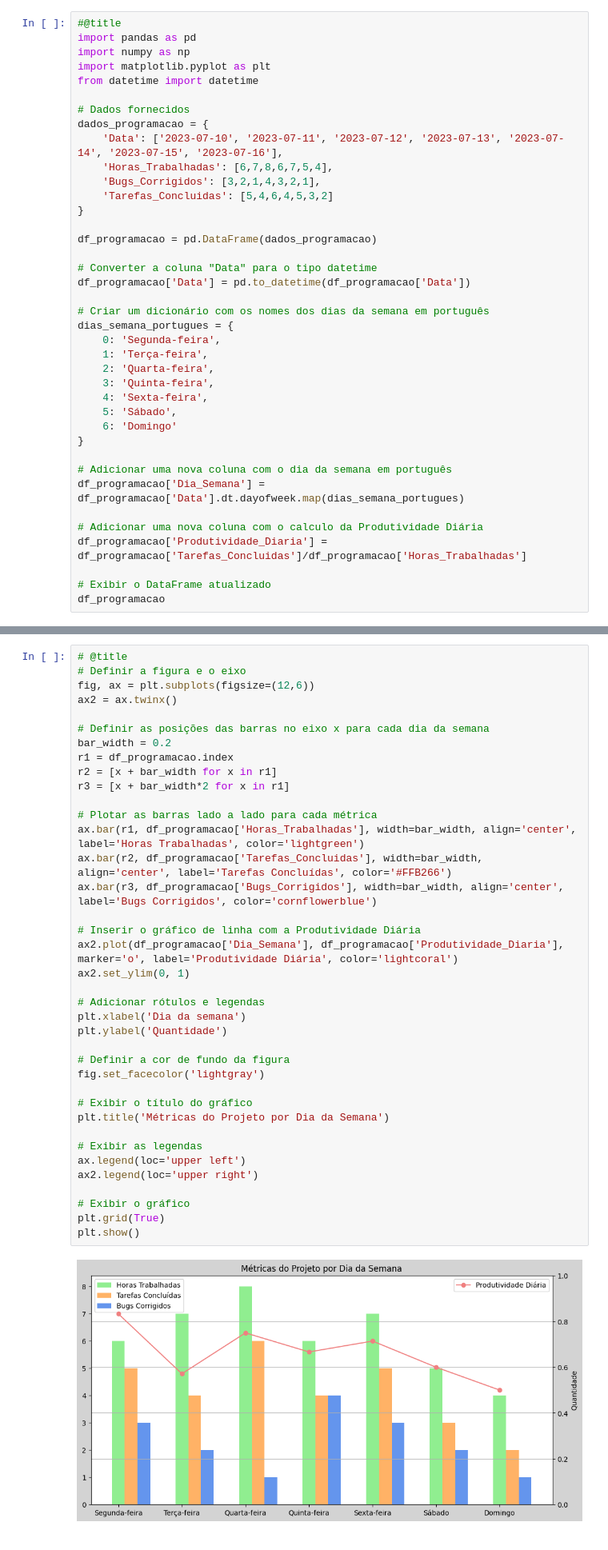
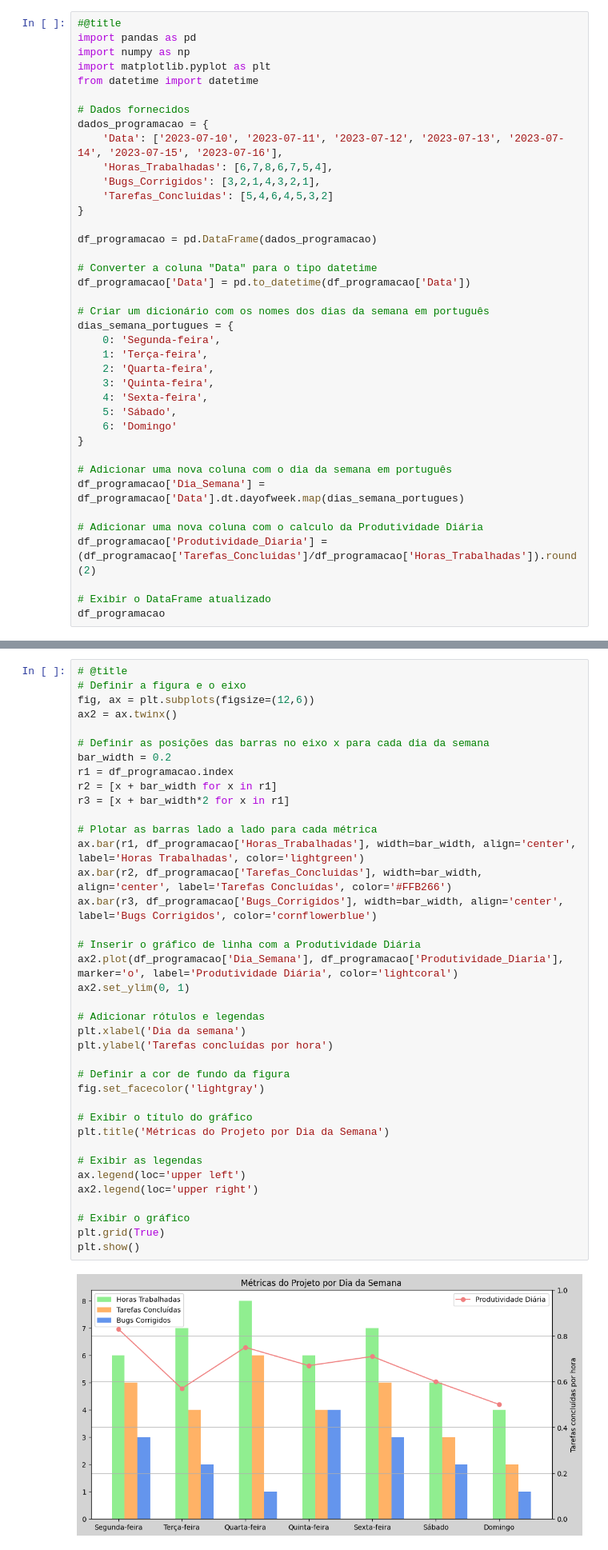
Before and after one commit to luhonunes/Relatorios-de-Progresso, a Jupyter notebook: relatorios_de_projetos.ipynb, the cells around one changed output, grey strips where cells are left out. Shown at 80% size. Drawn from its saved outputs; the diff is of its cells as text.

```diff
--- a/relatorios_de_projetos.ipynb
+++ b/relatorios_de_projetos.ipynb
@@ -44,7 +44,7 @@ dias_semana_portugues = {
 df_programacao['Dia_Semana'] = df_programacao['Data'].dt.dayofweek.map(dias_semana_portugues)
 
 # Adicionar uma nova coluna com o calculo da Produtividade Diária
-df_programacao['Produtividade_Diaria'] = df_programacao['Tarefas_Concluidas']/df_programacao['Horas_Trabalhadas']
+df_programacao['Produtividade_Diaria'] = (df_programacao['Tarefas_Concluidas']/df_programacao['Horas_Trabalhadas']).round(2)
 
 # Exibir o DataFrame atualizado
 df_programacao
@@ -495,35 +495,35 @@ bar_width = 0.2
 r1 = df_programacao.index
 r2 = [x + bar_width for x in r1]
 r3 = [x + bar_width*2 for x in r1]
 
 # Plotar as barras lado a lado para cada métrica
 ax.bar(r1, df_programacao['Horas_Trabalhadas'], width=bar_width, align='center', label='Horas Trabalhadas', color='lightgreen')
 ax.bar(r2, df_programacao['Tarefas_Concluidas'], width=bar_width, align='center', label='Tarefas Concluídas', color='#FFB266')
 ax.bar(r3, df_programacao['Bugs_Corrigidos'], width=bar_width, align='center', label='Bugs Corrigidos', color='cornflowerblue')
 
 # Inserir o gráfico de linha com a Produtividade Diária
 ax2.plot(df_programacao['Dia_Semana'], df_programacao['Produtividade_Diaria'], marker='o', label='Produtividade Diária', color='lightcoral')
 ax2.set_ylim(0, 1)
 
 # Adicionar rótulos e legendas
 plt.xlabel('Dia da semana')
-plt.ylabel('Quantidade')
+plt.ylabel('Tarefas concluídas por hora')
 
 # Definir a cor de fundo da figura
 fig.set_facecolor('lightgray')
 
 # Exibir o título do gráfico
 plt.title('Métricas do Projeto por Dia da Semana')
 
 # Exibir as legendas
 ax.legend(loc='upper left')
 ax2.legend(loc='upper right')
 
 # Exibir o gráfico
 plt.grid(True)
 plt.show()
 # %% [output]
-[figure, old version]
+[figure, new version]
 # %% [markdown]
 - **Análise:**
 
```
Also changed, not shown: parts of 14 cells of this notebook.
